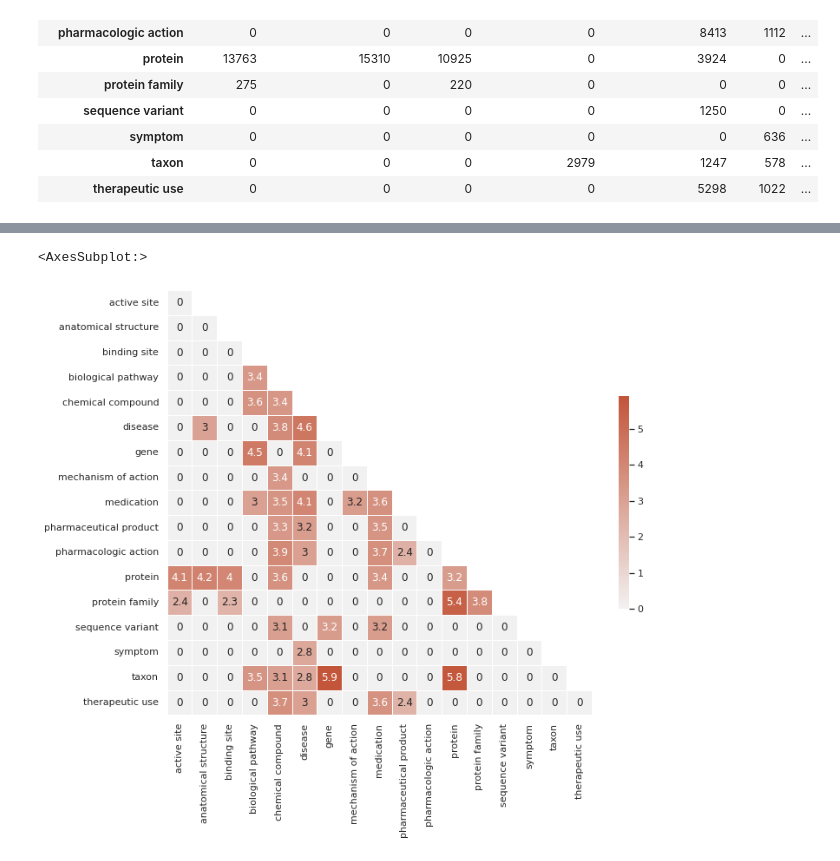
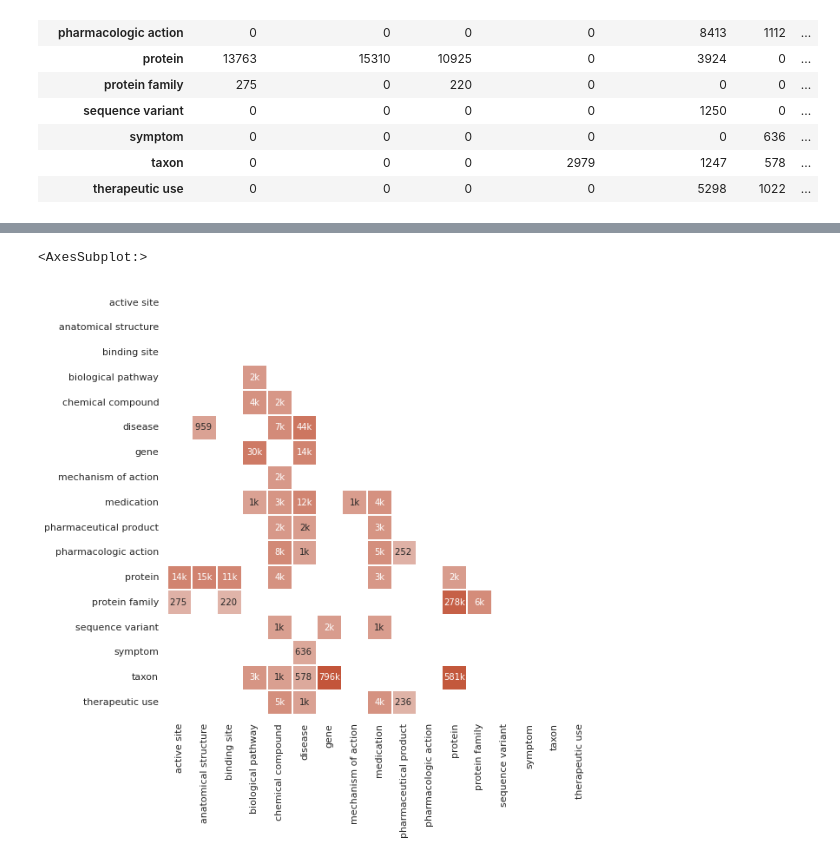
Before and after one commit to SuLab/genewikiworld, a Jupyter notebook: src/graphml2heatmap.ipynb, the cells around one changed output, grey strips where cells are left out. Drawn from its saved outputs; the diff is of its cells as text; code cells hidden in the pictures.

```diff
--- a/src/graphml2heatmap.ipynb
+++ b/src/graphml2heatmap.ipynb
@@ -155,3 +155,22 @@ df2
 | symptom | 0 | 0 | 0 | 0 | 0 | 636 | ... |
 | taxon | 0 | 0 | 0 | 2979 | 1247 | 578 | ... |
 | therapeutic use | 0 | 0 | 0 | 0 | 5298 | 1022 | ... |
+# %%
+def pretty_round(a, digits=0):
+    if( str(type(a)) == "<class 'pandas.core.series.Series'>" ):
+#        print("A")
+        out = []
+        for i in a:
+#            print("B: "+str(i))
+            out.append(pretty_round(i))
+        return(out)
+    if(not isinstance(a,int)):
+        return None
+    i=0
+    while(int(a)>=1e3):
+       a/=1e3
+       i+=1
+    return str(int(round(a,digits)))+" kMBT"[i]
+# %%
+df2Label = df2.apply(pretty_round)
+df2Label
@@ -158,4 +196,5 @@ df2
 # %%
 # perform log10 transformation
 
-df2 = np.log10(df2 + 1)
+df3 = np.log10(df2 + 1)
+df3
@@ -161,0 +220,4 @@ df2 = np.log10(df2 + 1)
+# %%
+df4 = df3
+df4[df4==0] = None
+df4
@@ -162,27 +243,30 @@ df2 = np.log10(df2 + 1)
 # %%
 # create plot
 
 sns.set_theme(style="white")
 
 # Set up the matplotlib figure
 f, ax = plt.subplots(figsize=(11, 9))
 
 # Generate a custom diverging colormap
 cmap = sns.diverging_palette(230, 20, as_cmap=True)
 
-mask = np.zeros_like(df2)
+mask = np.zeros_like(df3)
 mask[np.triu_indices_from(mask,k=1)] = True
 
 # Draw the heatmap with the mask and correct aspect ratio
-sns.heatmap(df2,
+sns.heatmap(df4,
             cmap=cmap,
 #            vmax=100,
             mask=mask,
-            annot=True,
+            annot=df2Label,
+            annot_kws={"size": 10},
+            fmt="",
             center=0,
             square=True,
-            linewidths=.5,
-            cbar_kws={"shrink": .5})
+            linewidths=2,
+            cbar=False,
+        )
 # %% [output]
 <AxesSubplot:>
-[figure, old version]
+[figure, new version]
```
Also changed, not shown: parts of 4 cells of this notebook.
